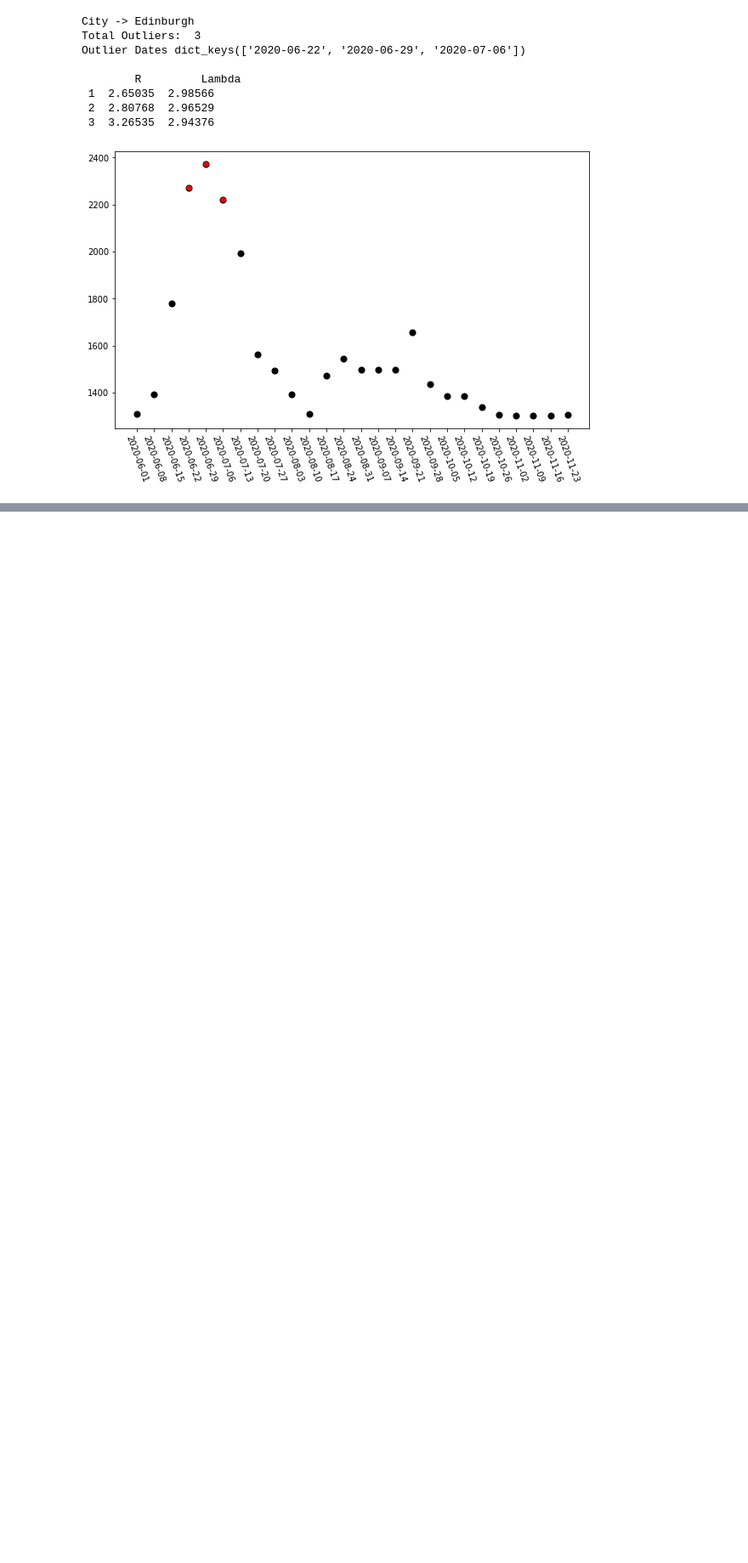
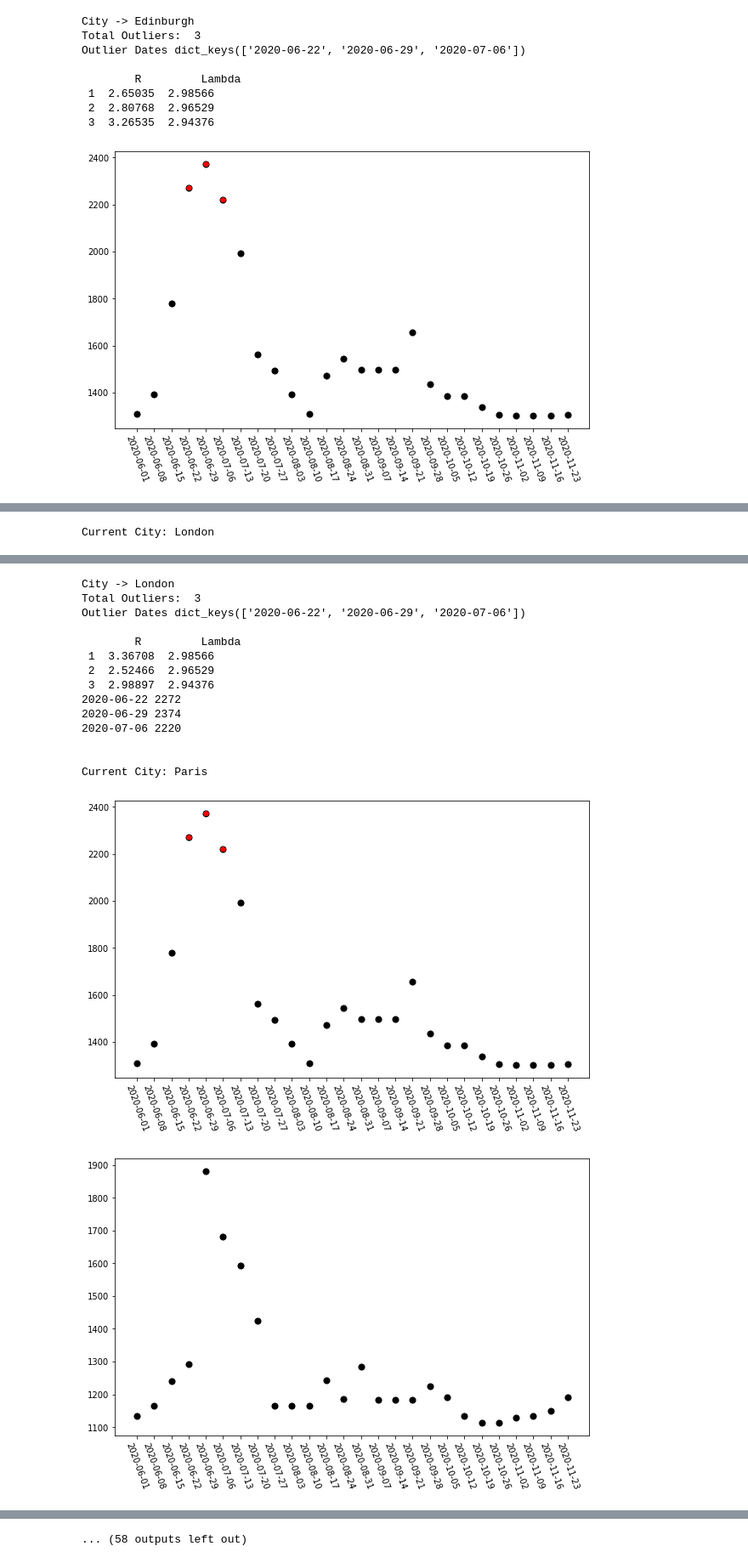
Before and after one commit to ylee9107/MLApp_CheapFlights, a Jupyter notebook: MLApp_cheapFlights.ipynb, the cells around one changed output, grey strips where cells are left out. Shown at 85% size. Saved outputs shown, nothing was run; the diff lists cells and outputs as text; code cells hidden in the pictures; blank space fills up the shorter version.

```diff
--- a/MLApp_cheapFlights.ipynb
+++ b/MLApp_cheapFlights.ipynb
@@ -833,0 +876,8 @@ From the above,
+# %%
+city_price_mean = np.mean(list(city_dict.values()))
+
+for k, v in out_dates.items():
+    if v < city_price_mean:
+        print('Alert for', city_key + '!')
+        print('Fare: $' + str(v), 'on', k)
+        print('\n')
@@ -926,0 +985,9 @@ From the above,
+# %%
+# Check lower prices for Edinburgh:
+city_price_mean = np.mean(list(city_dict.values()))
+
+for k, v in out_dates.items():
+    if v < city_price_mean:
+        print('Alert for', city_key + '!')
+        print('Fare: $' + str(v), 'on', k)
+        print('\n')
@@ -926,0 +1083,6 @@ From the above,
+# %%
+# Checking out outward flights to Edinburgh:
+city_key = 'Reykjavík'
+
+Edinburgh_dict, Edinburgh_prices = plotFlightPrice(city_key)
+Edinburgh_outDates, Edinburgh_mean_price = outlierDetect(city_key, Edinburgh_prices)
@@ -926,0 +1093,3 @@ From the above,
+# %%
+city_names = list(flightFare_dict['2020-06-01'].keys())
+len(city_names)
@@ -926,0 +1098,11 @@ From the above,
+# %%
+# Checking out outward flights to Edinburgh:
+# city_key = 'Dublin'
+
+for city_key in city_names:
+    print('Current City: ' + city_key)
+    someCity_dict, someCity_prices = plotFlightPrice(city_key)
+    someCity_outDates, someCity_mean_price = outlierDetect(city_key, someCity_prices)
+    print('\n')
+# %% [output]
+Current City: London
@@ -926,0 +1111,16 @@ From the above,
+City -> London
+Total Outliers:  3
+Outlier Dates dict_keys(['2020-06-22', '2020-06-29', '2020-07-06'])
+
+        R         Lambda
+ 1  3.36708  2.98566
+ 2  2.52466  2.96529
+ 3  2.98897  2.94376
+2020-06-22 2272
+2020-06-29 2374
+2020-07-06 2220
+
+
+Current City: Paris
+[figure, added]
+[figure, added]
@@ -926,0 +1156 @@ From the above,
+... (58 outputs left out)
```
Also changed, not shown: parts of 29 cells of this notebook.
